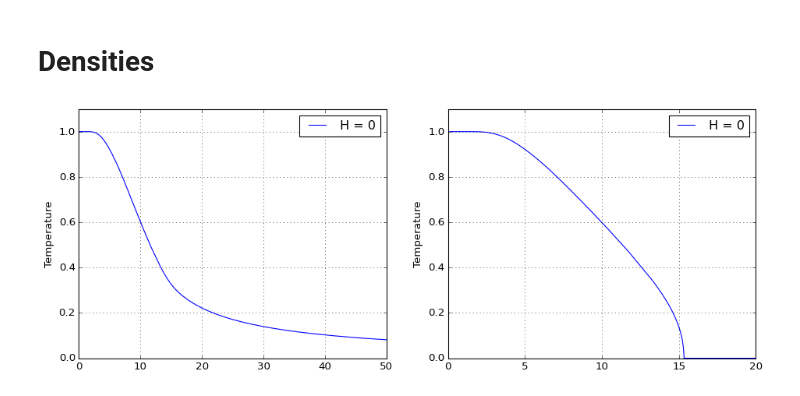
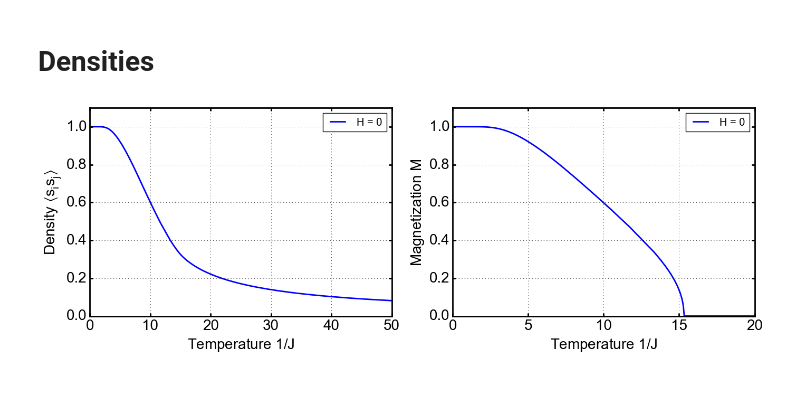
Before and after one commit to erbilcanartun/metastable-ising-system, a Jupyter notebook: metastable-droplets.ipynb, the cells around one changed output. Cells and saved outputs as stored; diff of their text form; code cells hidden in the pictures.

```diff
--- a/metastable-droplets.ipynb
+++ b/metastable-droplets.ipynb
@@ -36,27 +37,34 @@ ______________________
 h = 0
 densities = RG.densities(h)
 # %%
+lw = 2
+fs = 20
+fig = plt.figure(figsize=(14, 5), layout='tight')
+fig.set_facecolor('none')
 plt.style.use('classic')
-fig = plt.figure(figsize=(14, 5))
-fig.set_facecolor('none')
+plt.rc('lines', linewidth=lw)
+plt.rc('axes', linewidth=lw)
+plt.rcParams['font.family'] = 'Arial'
+plt.rcParams.update({'mathtext.default':'regular'})
 
 ax1 = plt.subplot(121)
 ax1.plot(densities[0],  densities[1][:,1], label=f"H = {h}")
 ax1.legend(loc=1)
+ax1.tick_params(axis="both", direction="in", left=True, width=lw, length=4, labelsize=fs)
 ax1.grid()
-ax1.axis([0,50, 0,1.1])
-ax1.set_ylabel("Density")
-ax1.set_ylabel("Temperature")
-
+ax1.axis([0, 50, 0, 1.1])
+ax1.set_xlabel(r"Temperature $1/J$", fontsize=fs)
+ax1.set_ylabel(r"Density $\langle s_i s_j \rangle$", fontsize=fs)
 
 ax2 = plt.subplot(122)
-ax2.plot(densities[0],  densities[1][:,2],  label="H = 0")
+ax2.plot(densities[0],  densities[1][:,2],  label=f"H = {h}")
 ax2.legend(loc=1)
+ax2.tick_params(axis="both", direction="in", left=True, width=lw, length=4, labelsize=fs)
 ax2.grid()
-ax2.axis([0,20, 0,1.1])
-ax2.set_ylabel("Magnetization")
-ax2.set_ylabel("Temperature")
+ax2.axis([0, 20, 0, 1.1])
+ax2.set_xlabel(r"Temperature $1/J$", fontsize=fs)
+ax2.set_ylabel(r"Magnetization $M$", fontsize=fs)
 
 plt.show()
 # %% [output]
-[figure, old version]
+[figure, new version]
```
Also changed, not shown: parts of 26 cells of this notebook, 1 other file.
